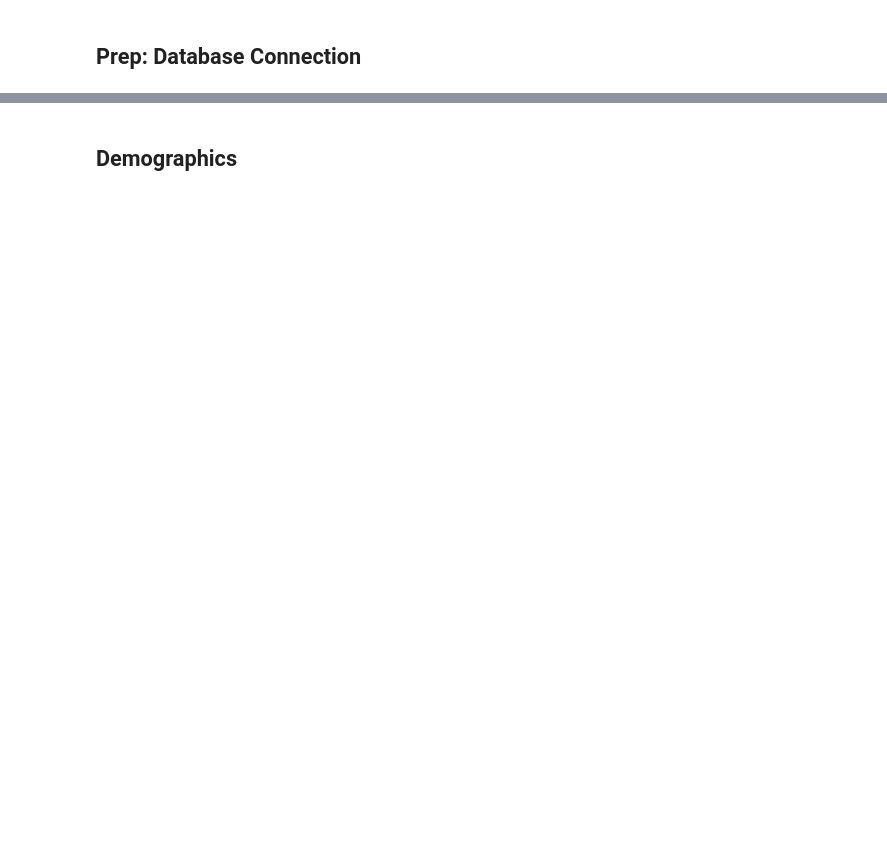
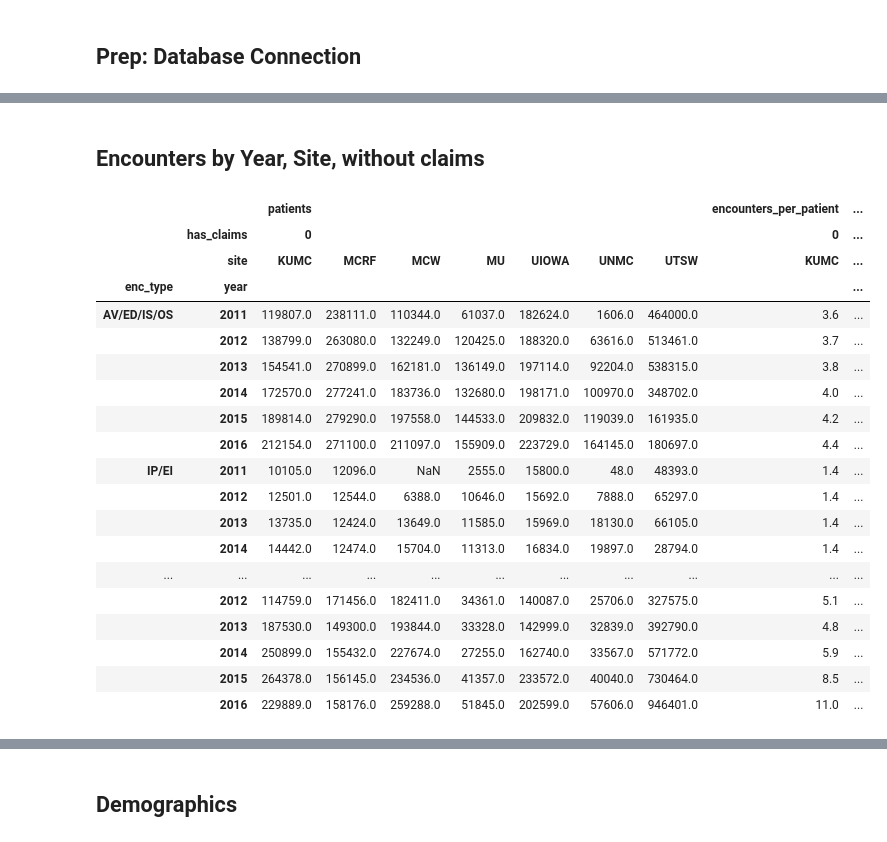
Before and after one commit to kumc-bmi/grouse, a Jupyter notebook: etl_i2b2/grouse-1-stats.ipynb, the cells around one changed output, grey strips where cells are left out. Saved outputs shown, nothing was run; the diff lists cells and outputs as text; code cells hidden in the pictures; blank space fills up the shorter version.

```diff
--- a/etl_i2b2/grouse-1-stats.ipynb
+++ b/etl_i2b2/grouse-1-stats.ipynb
@@ -26,0 +82,26 @@ db.execute('select * from global_name').fetchone()
+# %% [markdown]
+## Encounters by Year, Site, without claims
+# %%
+encp01[0].to_excel(enc_ss, 'Without Claims')
+encp01[0]
+# %% [output]
+|  |  | patients |  |  |  |  |  |  | encounters_per_patient | ... |
+|  | has_claims | 0 |  |  |  |  |  |  | 0 | ... |
+|  | site | KUMC | MCRF | MCW | MU | UIOWA | UNMC | UTSW | KUMC | ... |
+| enc_type | year |  |  |  |  |  |  |  |  | ... |
+| AV/ED/IS/OS | 2011 | 119807.0 | 238111.0 | 110344.0 | 61037.0 | 182624.0 | 1606.0 | 464000.0 | 3.6 | ... |
+|  | 2012 | 138799.0 | 263080.0 | 132249.0 | 120425.0 | 188320.0 | 63616.0 | 513461.0 | 3.7 | ... |
+|  | 2013 | 154541.0 | 270899.0 | 162181.0 | 136149.0 | 197114.0 | 92204.0 | 538315.0 | 3.8 | ... |
+|  | 2014 | 172570.0 | 277241.0 | 183736.0 | 132680.0 | 198171.0 | 100970.0 | 348702.0 | 4.0 | ... |
+|  | 2015 | 189814.0 | 279290.0 | 197558.0 | 144533.0 | 209832.0 | 119039.0 | 161935.0 | 4.2 | ... |
+|  | 2016 | 212154.0 | 271100.0 | 211097.0 | 155909.0 | 223729.0 | 164145.0 | 180697.0 | 4.4 | ... |
+| IP/EI | 2011 | 10105.0 | 12096.0 | NaN | 2555.0 | 15800.0 | 48.0 | 48393.0 | 1.4 | ... |
+|  | 2012 | 12501.0 | 12544.0 | 6388.0 | 10646.0 | 15692.0 | 7888.0 | 65297.0 | 1.4 | ... |
+|  | 2013 | 13735.0 | 12424.0 | 13649.0 | 11585.0 | 15969.0 | 18130.0 | 66105.0 | 1.4 | ... |
+|  | 2014 | 14442.0 | 12474.0 | 15704.0 | 11313.0 | 16834.0 | 19897.0 | 28794.0 | 1.4 | ... |
+| ... | ... | ... | ... | ... | ... | ... | ... | ... | ... | ... |
+|  | 2012 | 114759.0 | 171456.0 | 182411.0 | 34361.0 | 140087.0 | 25706.0 | 327575.0 | 5.1 | ... |
+|  | 2013 | 187530.0 | 149300.0 | 193844.0 | 33328.0 | 142999.0 | 32839.0 | 392790.0 | 4.8 | ... |
+|  | 2014 | 250899.0 | 155432.0 | 227674.0 | 27255.0 | 162740.0 | 33567.0 | 571772.0 | 5.9 | ... |
+|  | 2015 | 264378.0 | 156145.0 | 234536.0 | 41357.0 | 233572.0 | 40040.0 | 730464.0 | 8.5 | ... |
+|  | 2016 | 229889.0 | 158176.0 | 259288.0 | 51845.0 | 202599.0 | 57606.0 | 946401.0 | 11.0 | ... |
```
Also changed, not shown: parts of 15 cells of this notebook.
